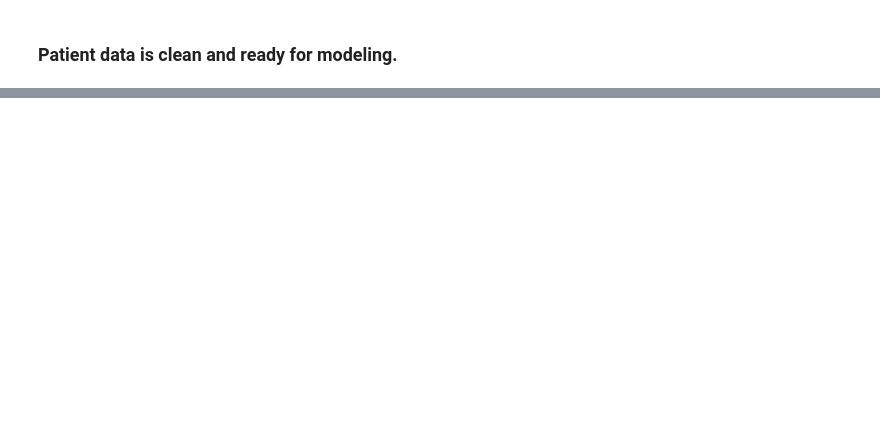
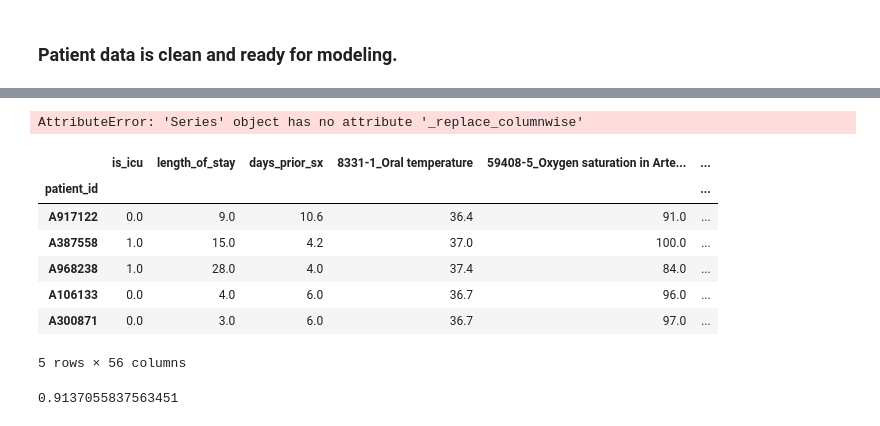
Before and after one commit to AMcqueen1980/COVID19_MortalityPred, a Jupyter notebook: COVID19_Chest_Xray_SBU.ipynb, the cells around one changed output, grey strips where cells are left out. Drawn from its saved outputs; the diff is of its cells as text; code cells hidden in the pictures; blank space fills up the shorter version.

```diff
--- a/COVID19_Chest_Xray_SBU.ipynb
+++ b/COVID19_Chest_Xray_SBU.ipynb
@@ -631,0 +605,28 @@ df.head()
+# %%
+X = df.drop(labels=['last.status'], axis=1)
+
+y =
+# %% [output]
+AttributeError: 'Series' object has no attribute '_replace_columnwise'
+# %%
+X.set_index('patient_id', inplace=True)
+X.head()
+# %% [output]
+|  | is_icu | length_of_stay | days_prior_sx | 8331-1_Oral temperature | 59408-5_Oxygen saturation in Arte... | ... |
+| patient_id |  |  |  |  |  | ... |
+| A917122 | 0.0 | 9.0 | 10.6 | 36.4 | 91.0 | ... |
+| A387558 | 1.0 | 15.0 | 4.2 | 37.0 | 100.0 | ... |
+| A968238 | 1.0 | 28.0 | 4.0 | 37.4 | 84.0 | ... |
+| A106133 | 0.0 | 4.0 | 6.0 | 36.7 | 96.0 | ... |
+| A300871 | 0.0 | 3.0 | 6.0 | 36.7 | 97.0 | ... |
+5 rows × 56 columns
+# %%
+from sklearn.dummy import DummyClassifier
+
+X_train, X_test, y_train, y_test = train_test_split(X, y, test_size=0.15, random_state=42)
+
+dummy = DummyClassifier(strategy='most_frequent')
+dummy.fit(X_train, y_train)
+dummy.score(X_test, y_test)
+# %% [output]
+0.9137055837563451
```
Also changed, not shown: parts of 13 cells of this notebook.
